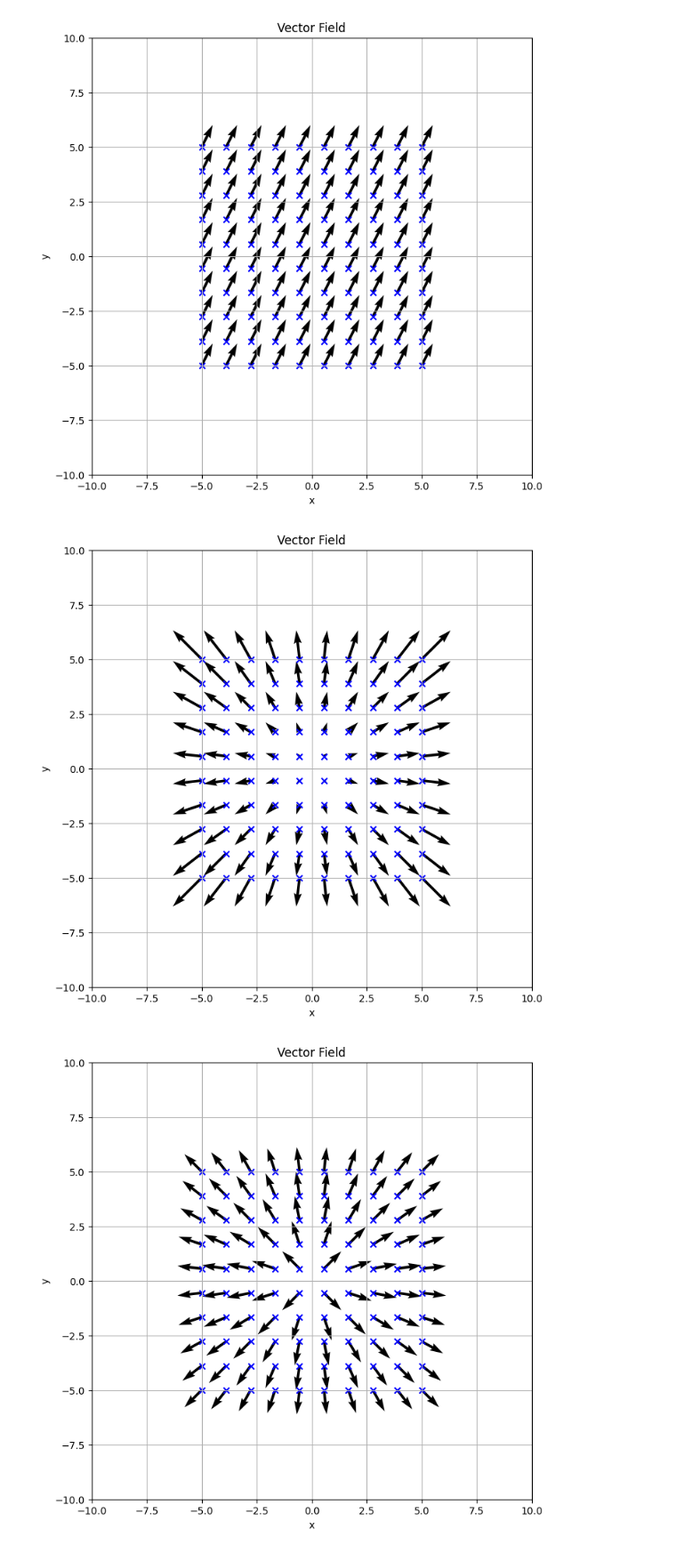
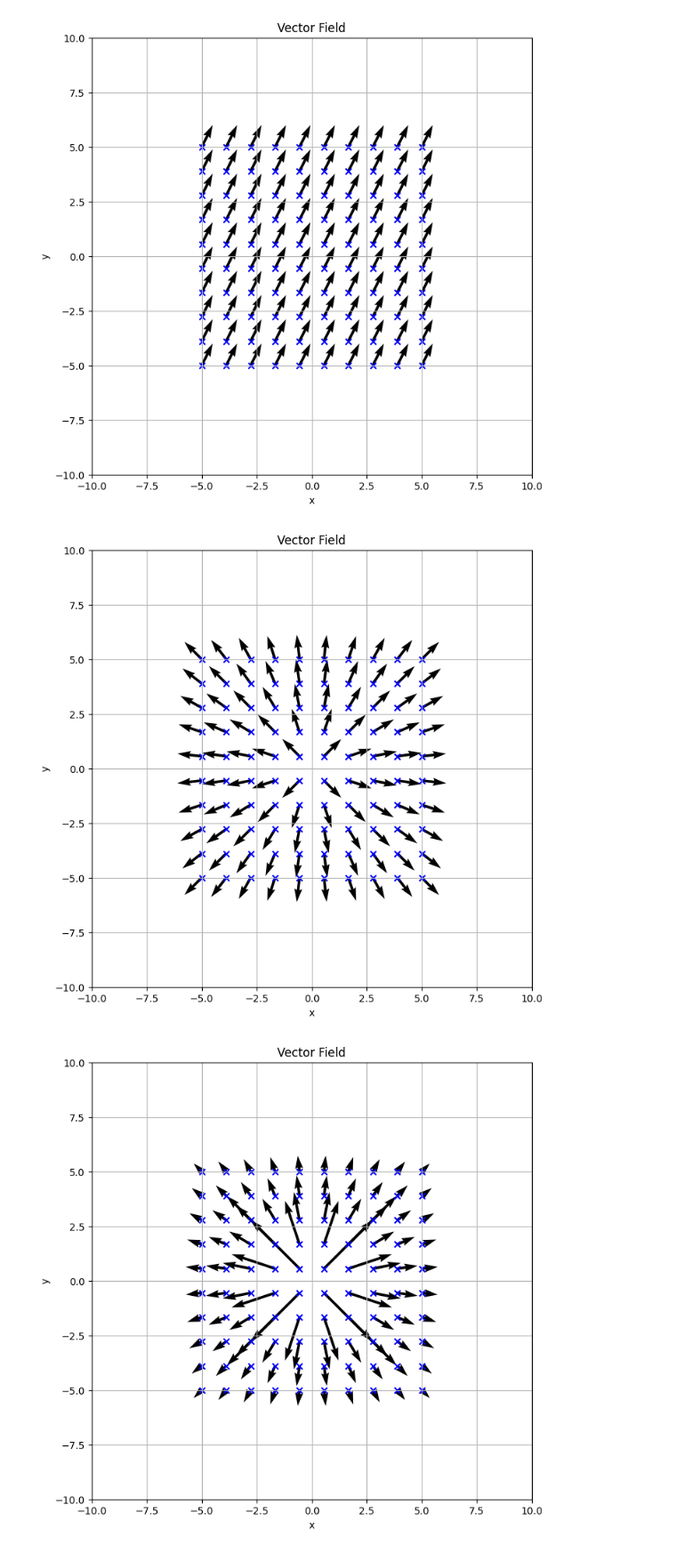
Before and after one commit to alexandrebeaubien/PHYS326, a Jupyter notebook: w1_20230913_PHYS326.ipynb, the cells around one changed output. Shown at 89% size. Drawn from its saved outputs; the diff is of its cells as text; code cells hidden in the pictures.

Commit message:
updating figures

```diff
--- a/w1_20230913_PHYS326.ipynb
+++ b/w1_20230913_PHYS326.ipynb
@@ -55,18 +55,17 @@ plot_vector_field(u,v, scaled_kwargs)
 # %% [output]
 [figure]
 # %%
-# Vector (x, y)
-u = x
-v = y
+u = x/(np.sqrt(x**2 + y**2))
+v = y/(np.sqrt(x**2 + y**2))
 plot_vector_field(u,v)
 # %% [output]
-[figure, old version]
+[figure, new version]
 # %%
-u = x/(np.sqrt(x**2 + y**2)**1)
-v = y/(np.sqrt(x**2 + y**2)**1)
+u = x/(np.sqrt(x**2 + y**2)**2)
+v = y/(np.sqrt(x**2 + y**2)**2)
 plot_vector_field(u,v)
 # %% [output]
-[figure, old version]
+[figure, new version]
 # %%
 u = -y
 v = x
```
Also changed, not shown: parts of 3 cells of this notebook, 1 other file.
